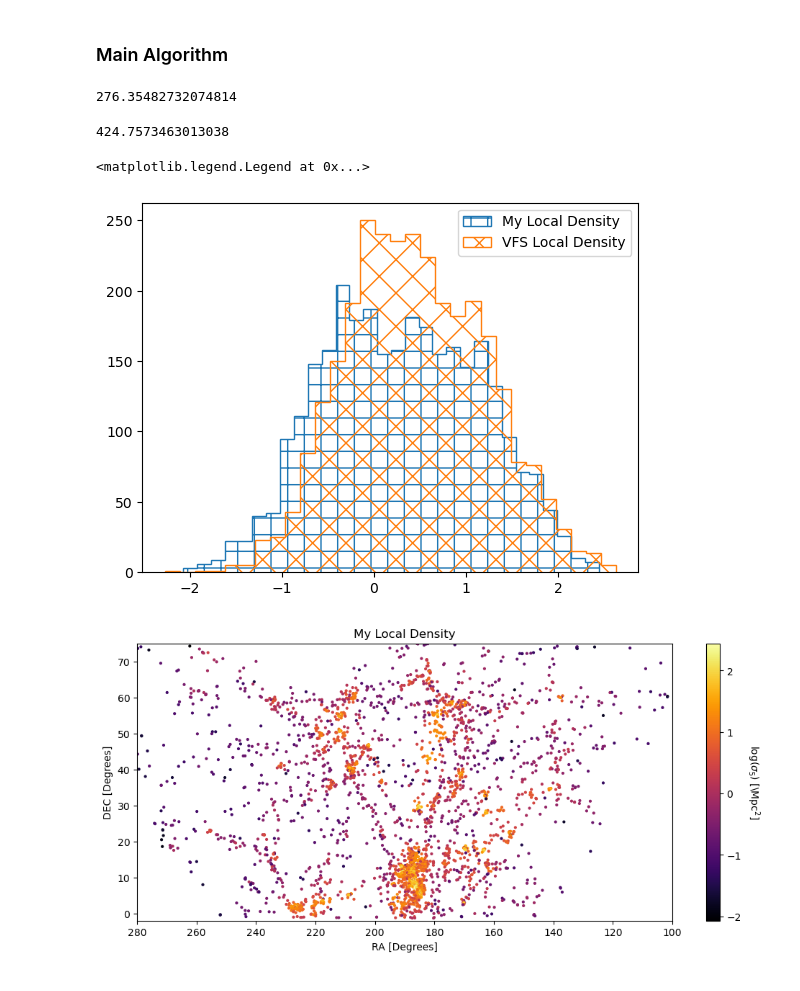
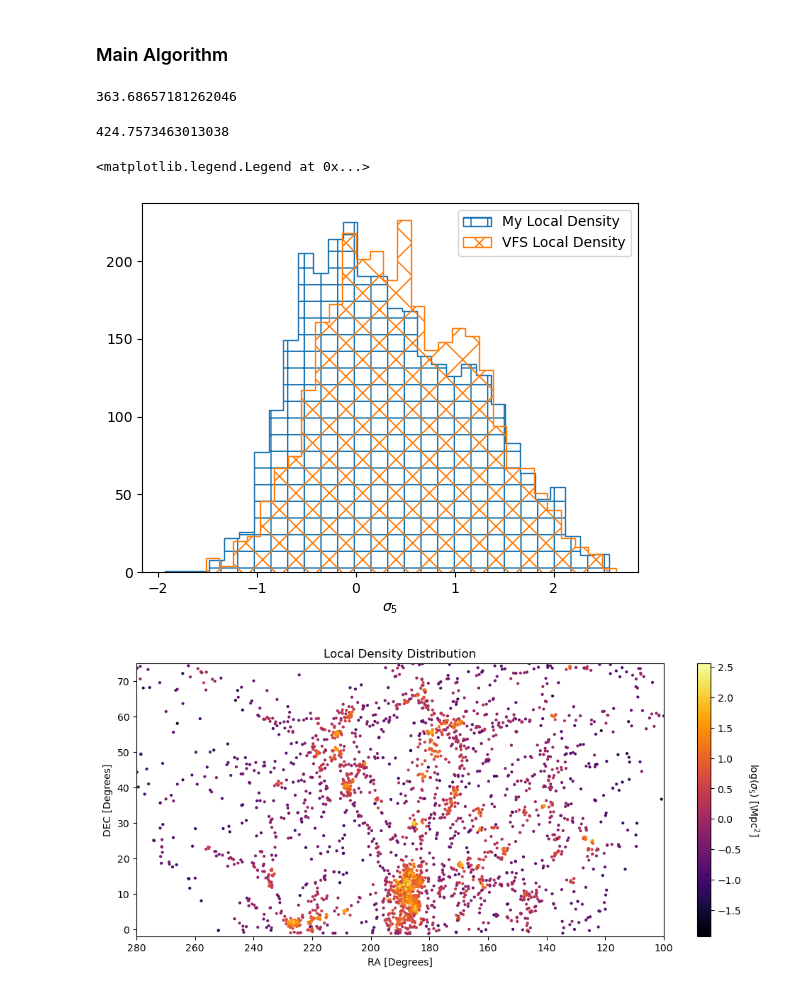
Before and after one commit to EvanBarkus/WISESize_Project, a Jupyter notebook: Castignani_LD.ipynb, the cells around one changed output. Cells and saved outputs as stored; diff of their text form; code cells hidden in the pictures.

```diff
--- a/Castignani_LD.ipynb
+++ b/Castignani_LD.ipynb
@@ -35,8 +35,8 @@ options:
 %run ~/Downloads/readtablesv2.py --tabledir $catalog_path
 # %%
 # Tables
-myTab = v.main
-myTab2 =Table.read(catalog_path+'vf_v2_r_photometry.fits')
+myTab = Table.read(catalog_path+'vf_v2_main.fits') #v.main
+myTab2 = Table.read(catalog_path+'vf_v2_r_photometry.fits')
 # %%
 # Reads in Environment table that contains local density values
 envTab=Table.read(catalog_path+'vf_v2_environment.fits')
@@ -65,18 +63,18 @@ Mrmax = -15.7
 Mrflag = (Mr <= Mrmax) #(Mr > Mrmin)
 
 # Velocity cut
-vr = myTab['vr']
+vr = envTab['Vcosmic']
 vflag = (vr > 500) & (vr < 3300)
 
 # SG cuts
-sgx = envTab['SGX']
-sgy = envTab['SGY']
-sgz = envTab['SGZ']
-xflag = (-13 < sgx) & (sgx < 20)
-yflag = (2 < sgy) & (sgy < 38)
-zflag = (-15 < sgz) & (sgz < 33)
+#sgx = envTab['SGX']
+#sgy = envTab['SGY']
+#sgz = envTab['SGZ']
+#xflag = (-13 < sgx) & (sgx < 20)
+#yflag = (2 < sgy) & (sgy < 38)
+#zflag = (-15 < sgz) & (sgz < 33)
 
-cut = raflag & decflag & vflag & Mrflag & xflag & yflag & zflag
+cut = raflag & decflag & Mrflag & vflag #& xflag & yflag & zflag & vflag
 
 cuttab = myTab[cut]
 
@@ -87,7 +89,9 @@ envcuttab = envTab[cut]
 # %%
 ra = np.array(cuttab['RA']) # Right ascension of each galaxy
 dec = np.array(cuttab['DEC']) # Declination of each galaxy
-vpoints = np.array(cuttab['vr']) # Recessional velocity of each galaxy
+vpoints = np.array(envcuttab['Vcosmic']) # envcuttab['Vcosmic'] Recessional velocity of each galaxy
+
+sgy = envcuttab['SGY']
 
 
 # Set up array of galaxy locations
@@ -98,14 +102,15 @@ for i in range(len(dec)):
 n = len(points)
 
 def distance(ra1, dec1, ra2, dec2):
-    return np.sqrt(((ra1 - ra2))**2 + (dec1 - dec2)**2) # Distance between two points
+    return np.sqrt(((ra1 - ra2))**2 + (dec1 - dec2)**2) # Distance between two points *np.cos(dec1)
 
-def Five_Nearest(points, target, K, vtarg):
+def Five_Nearest(points, target, K, sgytarget, vtarg):
     pts = []
     d = []
 
-    for i in range(1,n):
-        if (abs(vtarg - vpoints[i]) < 300): # Compares the velocity of each galaxy to the next and records it if it is within +/- 300 km/s
+    for i in range(n): # (1,n)
+        if (abs(sgy[i] - sgytarget) <= 5.6 ):
+        #if (abs(vtarg - vpoints[i]) < 300): # Compares the velocity of each galaxy to the next and records it if it is within +/- 300 km/s
             d.append({
                 "first": distance(points[i][0], points[i][1], target[0], target[1]), # Finds distance between target point and another point
                 "second": i # Stores index number corresponding to the point that had its distance relative to the target found
@@ -127,13 +132,13 @@ def Local_Density(cuttab):
 
     # Find five nearest galaxies to each galaxy
     five_nn = [] # Store nearest neighbors
-    vfnn = []
 
     K = 6 # Number of times to calculate nearest neighbors
     for j in range(n):
         target = points[j] # Switches target point
-        vtarg = cuttab['vr'][j]
-        for pt in Five_Nearest(points, target, K, vtarg): # Calculates five nearest points for each galaxy in points and stores them along with their targets
+        vtarg = envcuttab['Vcosmic'][j] # envcuttab['Vcosmic']
+        sgytarget = envcuttab['SGY'][j]
+        for pt in Five_Nearest(points, target, K, sgytarget, vtarg): # Calculates five nearest points for each galaxy in points and stores them along with their targets
             five_nn.append((pt[0], pt[1])) # Includes six points for each target, the first of which in each set is the target itself\
 
     # Separating target points from fifth nearest points
@@ -155,7 +160,7 @@ def Local_Density(cuttab):
     for i in range(len(fifth_nn)):
         for j in range(n):
             if (fifth_nn[i][0] == points[j][0]) & (fifth_nn[i][1] == points[j][1]):
-                v.append(cuttab['vr'][i]) #[j]
+                v.append(envcuttab['Vcosmic'][i]) #[j] envcuttab['Vcosmic']
 
     # Convert angles in degrees to radians
     radians = (np.pi/180)*(np.array(dist_fifth_nn))
@@ -177,7 +182,7 @@ sigma_5 = Local_Density(cuttab)
 # %%
 max(sigma_5)
 # %% [output]
-276.35482732074814
+363.68657181262046
 # %%
 # Local densities
 my_sigma_5 = sigma_5 # from my calculations
@@ -189,11 +194,12 @@ max(vfs_sigma_5)
 # %%
 plt.hist(np.log10(my_sigma_5),label='My Local Density',histtype='step',bins=30,hatch='+')
 plt.hist(np.log10(vfs_sigma_5),label='VFS Local Density',histtype='step',bins=30,hatch='x')
 
+plt.xlabel('$\sigma _5$')
 plt.legend()
 # %% [output]
 <matplotlib.legend.Legend at 0x...>
-[figure, old version]
+[figure, new version]
 # %%
 # My local density plot
 
@@ -205,15 +211,16 @@ ccode1 = np.log10(my_sigma_5)
 plt.figure(figsize=(12,5))
 plt.scatter(ra1,dec1,c=ccode1,cmap='inferno',s=4)
 plt.xlim(reversed(plt.xlim()))
-plt.title('My Local Density')
+plt.title('Local Density Distribution')
 plt.xlabel('RA [Degrees]')
 plt.ylabel('DEC [Degrees]')
 plt.xlim(280,100)
 plt.ylim(-2,75)
 cbar = plt.colorbar()
+#plt.clim(-1.5,2.7)
 cbar.set_label('log($\sigma _5$) [\Mpc$^2$]',rotation=270,labelpad=20)
 # %% [output]
-[figure, old version]
+[figure, new version]
 # %%
 # VFS local density plot
 
```
Also changed, not shown: parts of 12 cells of this notebook.
